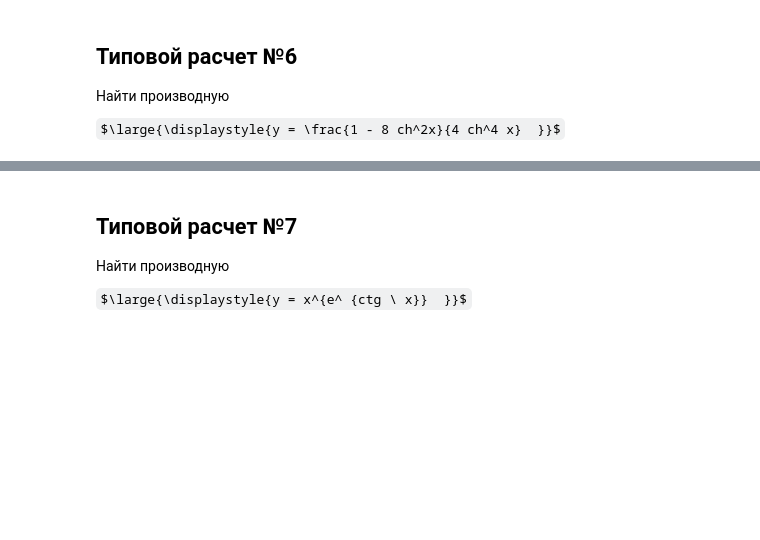
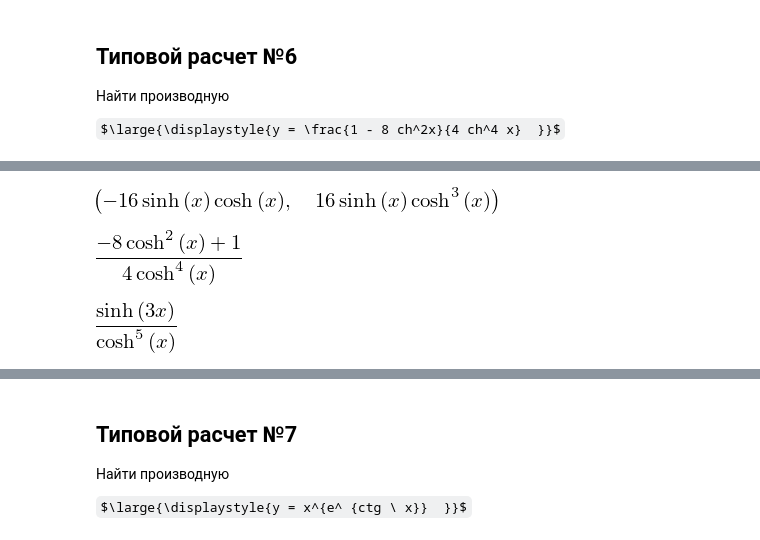
Before and after one commit to OlgaBelitskaya/math_20182019, a Jupyter notebook: mathanalysis_standardcalc201-208.ipynb, the cells around one changed output, grey strips where cells are left out. Saved outputs shown, nothing was run; the diff lists cells and outputs as text; code cells hidden in the pictures; some formulas as TeX source; blank space fills up the shorter version.

```diff
--- a/mathanalysis_standardcalc201-208.ipynb
+++ b/mathanalysis_standardcalc201-208.ipynb
@@ -374,0 +403,18 @@ $\large{\displaystyle{y = \frac{1 - 8 ch^2x}{4 ch^4 x}  }}$
+# %%
+x = Symbol('x')
+f = 1 - 8 * cosh(x) ** 2
+g = 4 * cosh(x) ** 4
+# %%
+diff(f, x), diff(g, x)
+# %% [output]
+[figure, added]
+# %%
+y = (1 - 8 * cosh(x) ** 2) / (4 * cosh(x) ** 4)
+y
+# %% [output]
+[figure, added]
+# %%
+h = sinh(3 * x) / cosh(x) ** 5
+h
+# %% [output]
+[figure, added]
```
Also changed, not shown: parts of 9 cells of this notebook.
